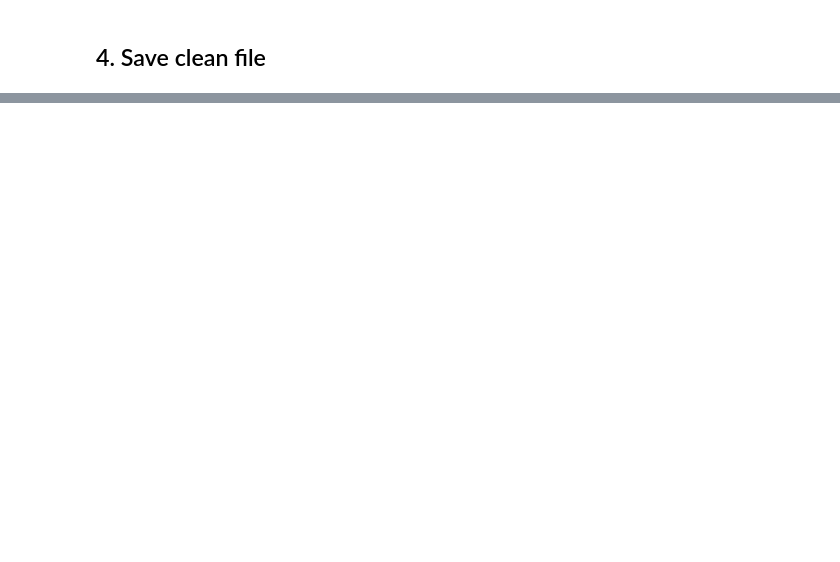
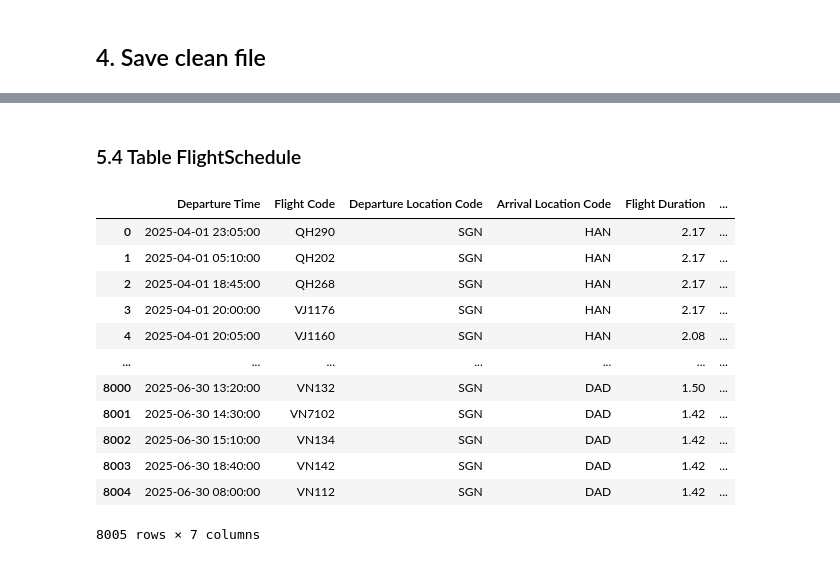
Before and after one commit to Gabien21/project_airfare, a Jupyter notebook: notebooks/preprocess_flight_prices.ipynb, the cells around one changed output, grey strips where cells are left out. Cells and saved outputs as stored; diff of their text form; code cells hidden in the pictures; blank space fills up the shorter version.

```diff
--- a/notebooks/preprocess_flight_prices.ipynb
+++ b/notebooks/preprocess_flight_prices.ipynb
@@ -263,0 +294,2 @@ memory usage: 1.7+ MB
+# %%
+tmp_df = combined_df.drop(columns=['Departure Location', 'Arrival Location']).drop_duplicates()
@@ -263,0 +352,2 @@ memory usage: 1.7+ MB
+# %% [markdown]
+### 5.4 Table FlightSchedule
@@ -263,0 +362,17 @@ memory usage: 1.7+ MB
+# %%
+flight_schedule_df =  tmp_df[['Departure Time', 'Flight Code', 'Departure Location Code', 'Arrival Location Code', 'Flight Duration', 'Arrival Time', 'Aircraft Type']].drop_duplicates().reset_index(drop=True)
+flight_schedule_df
+# %% [output]
+|  | Departure Time | Flight Code | Departure Location Code | Arrival Location Code | Flight Duration | ... |
+| 0 | 2025-04-01 23:05:00 | QH290 | SGN | HAN | 2.17 | ... |
+| 1 | 2025-04-01 05:10:00 | QH202 | SGN | HAN | 2.17 | ... |
+| 2 | 2025-04-01 18:45:00 | QH268 | SGN | HAN | 2.17 | ... |
+| 3 | 2025-04-01 20:00:00 | VJ1176 | SGN | HAN | 2.17 | ... |
+| 4 | 2025-04-01 20:05:00 | VJ1160 | SGN | HAN | 2.08 | ... |
+| ... | ... | ... | ... | ... | ... | ... |
+| 8000 | 2025-06-30 13:20:00 | VN132 | SGN | DAD | 1.50 | ... |
+| 8001 | 2025-06-30 14:30:00 | VN7102 | SGN | DAD | 1.42 | ... |
+| 8002 | 2025-06-30 15:10:00 | VN134 | SGN | DAD | 1.42 | ... |
+| 8003 | 2025-06-30 18:40:00 | VN142 | SGN | DAD | 1.42 | ... |
+| 8004 | 2025-06-30 08:00:00 | VN112 | SGN | DAD | 1.42 | ... |
+8005 rows × 7 columns
```
Also changed, not shown: parts of 41 cells of this notebook, 10 other files.
